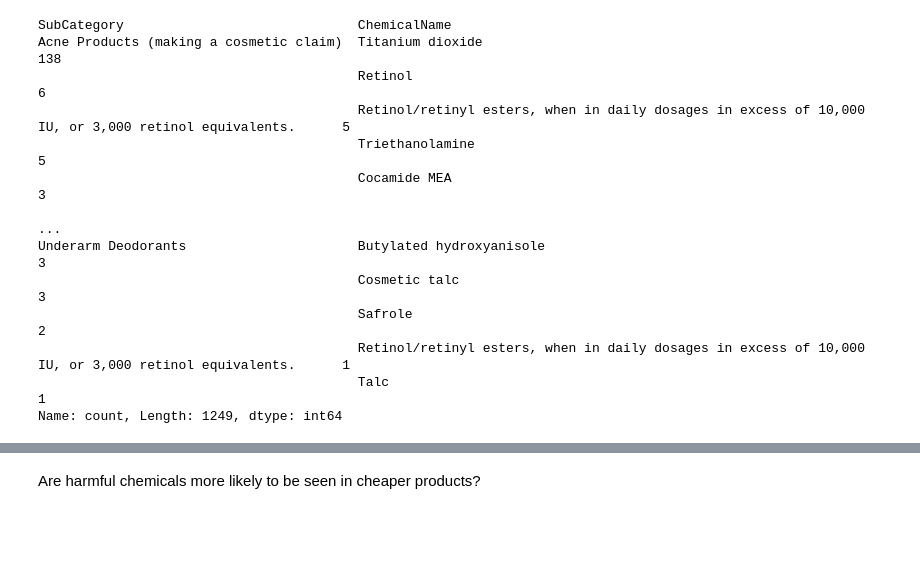
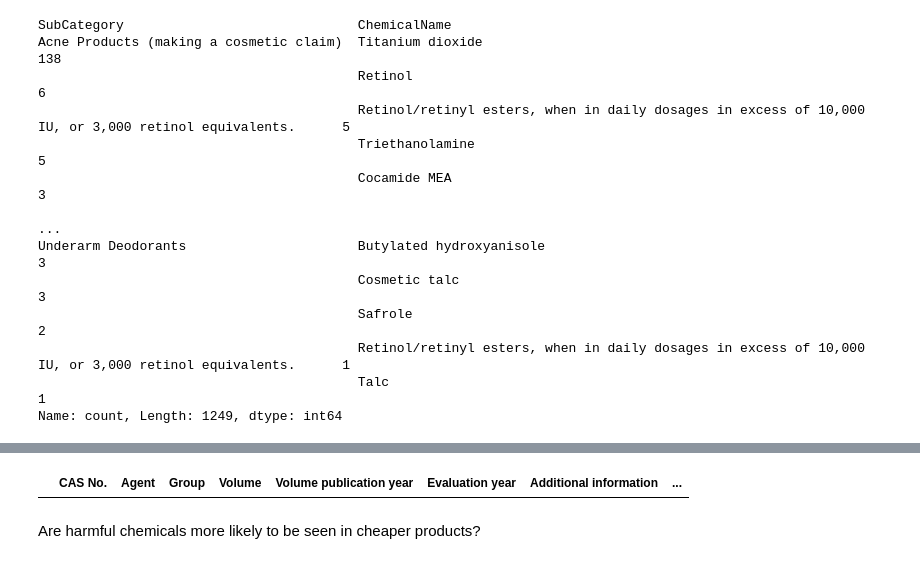
Before and after one commit to Hopex3/Cosmetics, a Jupyter notebook: capstone.ipynb, the cells around one changed output, grey strips where cells are left out. Cells and saved outputs as stored; diff of their text form; code cells hidden in the pictures; blank space fills up the shorter version.

```diff
--- a/capstone.ipynb
+++ b/capstone.ipynb
@@ -193,3 +242,20 @@ top5_df.to_csv('top5_titanium.csv')
+# %%
+for ind,row in carcinogens.iterrows():
+    group_str= str(row.Group)
+    if '1' in group_str:
+        carcinogens.loc[ind,'Causes_cancer']='Carcinogenic to humans'
+    if '2A'in group_str:
+        carcinogens.loc[ind,'Causes_cancer']='Possibly Carcinogenic '
+    if '2B' in group_str:
+        carcinogens.loc[ind,'Causes_cancer']='Possibly Carcinogenic'
+    if '3' in group_str:
+        carcinogens.loc[ind,'Causes_cancer']='Not classifiable'
+    else :
+        carcinogens.loc[ind,'Causes_cancer']='N/A'
+# %%
+carcinogens[carcinogens['Causes_cancer'] == 'Carcinogenic to humans']
+# %% [output]
+|  | CAS No. | Agent | Group | Volume | Volume publication year | Evaluation year | Additional information | ... |
 # %% [markdown]
 Are harmful chemicals more likely to be seen in cheaper products?
 # %%
```
Also changed, not shown: parts of 11 cells of this notebook, 7 other files.
